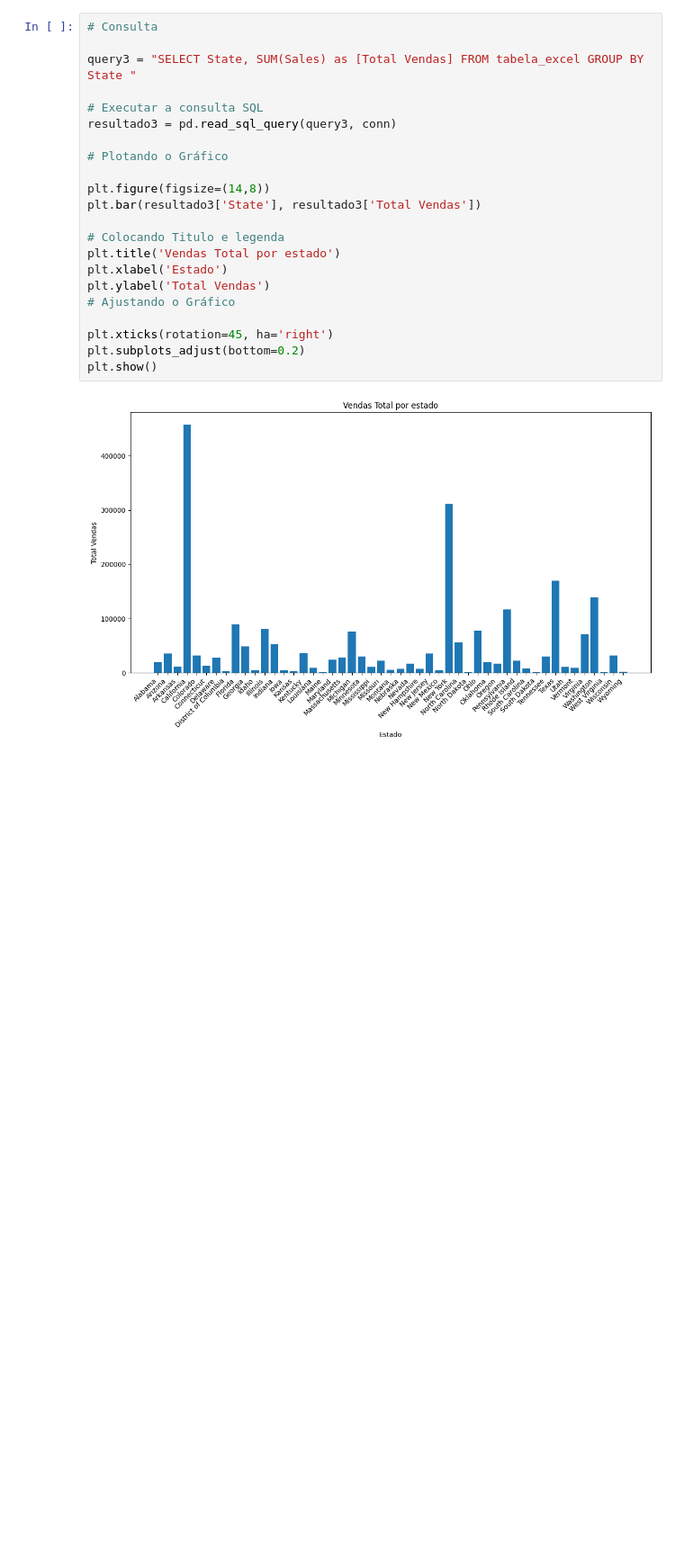
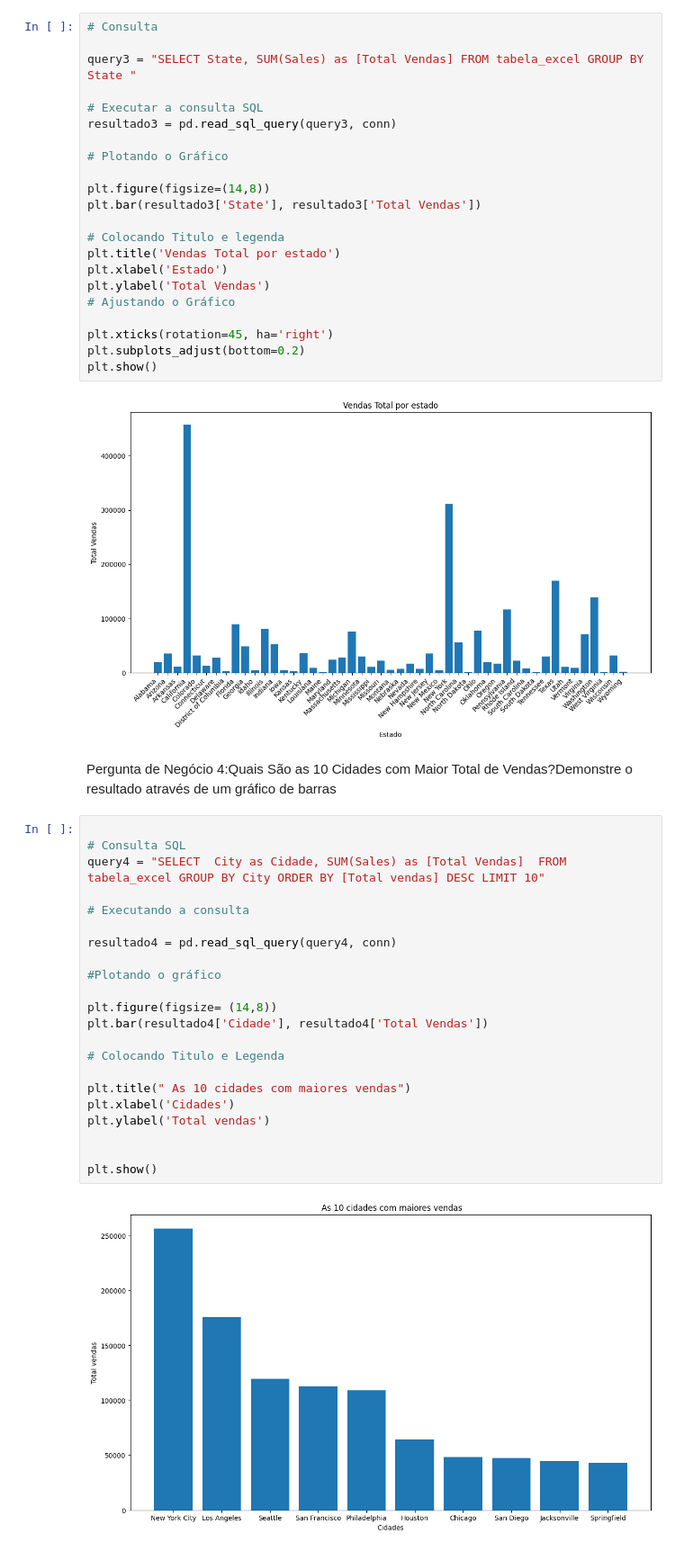
Before and after one commit to gustavoofarias/Fundamentos-de-Linguagem-Python-Para-An-lise-de-Dados-e-Data-Science, a Jupyter notebook: Projeto2.ipynb, the cells around one changed output. Shown: that part at 90% size. Cells and saved outputs as stored; diff of their text form; blank space fills up the shorter version.

```diff
--- a/Projeto2.ipynb
+++ b/Projeto2.ipynb
@@ -132,3 +132,29 @@ plt.subplots_adjust(bottom=0.2)
 plt.show()
 # %% [output]
 [figure]
+# %% [markdown]
+Pergunta de Negócio 4:Quais São as 10 Cidades com Maior Total de Vendas?Demonstre o resultado através de um gráfico de barras
+# %%
+
+# Consulta SQL
+query4 = "SELECT  City as Cidade, SUM(Sales) as [Total Vendas]  FROM tabela_excel GROUP BY City ORDER BY [Total vendas] DESC LIMIT 10"
+
+# Executando a consulta
+
+resultado4 = pd.read_sql_query(query4, conn)
+
+#Plotando o gráfico
+
+plt.figure(figsize= (14,8))
+plt.bar(resultado4['Cidade'], resultado4['Total Vendas'])
+
+# Colocando Titulo e Legenda
+
+plt.title(" As 10 cidades com maiores vendas")
+plt.xlabel('Cidades')
+plt.ylabel('Total vendas')
+
+
+plt.show()
+# %% [output]
+[figure, added]
```
Also changed, not shown: parts of 5 cells of this notebook.
